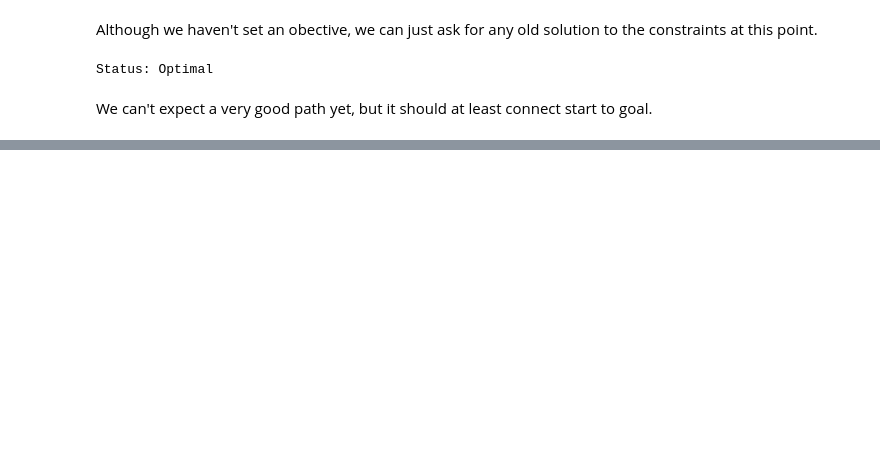
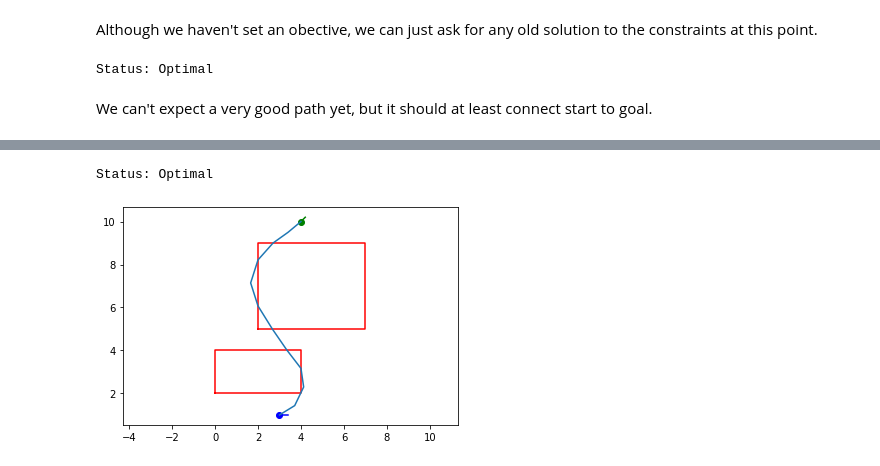
Before and after one commit to arthurrichards77/smply, a Jupyter notebook: milp_path.ipynb, the cells around one changed output, grey strips where cells are left out. Saved outputs shown, nothing was run; the diff lists cells and outputs as text; code cells hidden in the pictures; blank space fills up the shorter version.

```diff
--- a/milp_path.ipynb
+++ b/milp_path.ipynb
@@ -226,0 +227,29 @@ PulpSolverError: ignored
+# %%
+b = LpVariable.dicts("b",(range(len(obstacles)),range(4),range(num_steps)),lowBound=0,upBound=1,cat='Integer')
+bigM = 10
+
+for k in range(num_steps-1):
+  for q in range(len(obstacles)):
+    prob += (x[0][k]<=obstacles[q][0] + bigM*b[q][0][k])
+    prob += (x[1][k]<=obstacles[q][1] + bigM*b[q][1][k])
+    prob += (x[0][k]>=obstacles[q][2] - bigM*b[q][2][k])
+    prob += (x[1][k]>=obstacles[q][3] - bigM*b[q][3][k])
+    prob += (sum([b[q][d][k] for d in range(4)])<=3)
+
+prob4 = prob.copy()
+prob4.solve()
+print("Status:", LpStatus[prob4.status])
+
+plot_state(x_goal,'g')
+plot_state(x_start, 'b')
+
+for ob in obstacles:
+  plot_obst_box(ob)
+
+plot_traj(x)
+
+plt.axis('equal')
+plt.show()
+# %% [output]
+Status: Optimal
+[figure, added]
```
Also changed, not shown: parts of 10 cells of this notebook.
